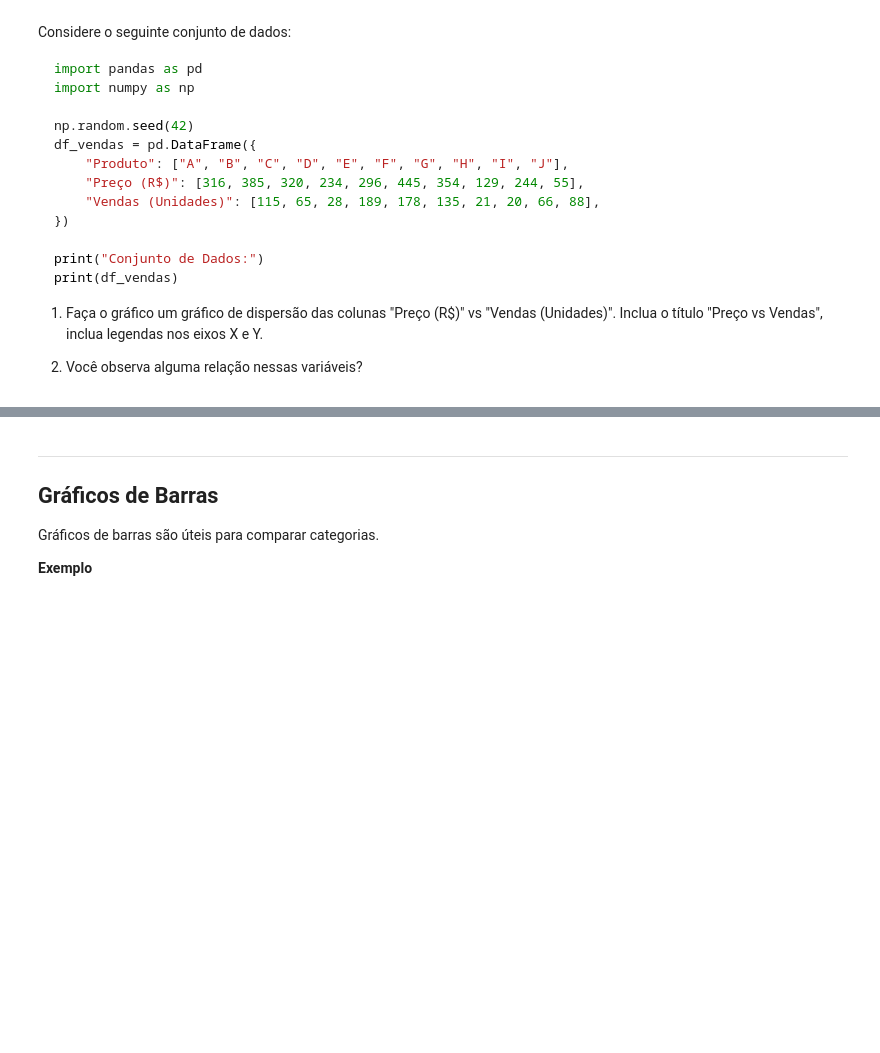
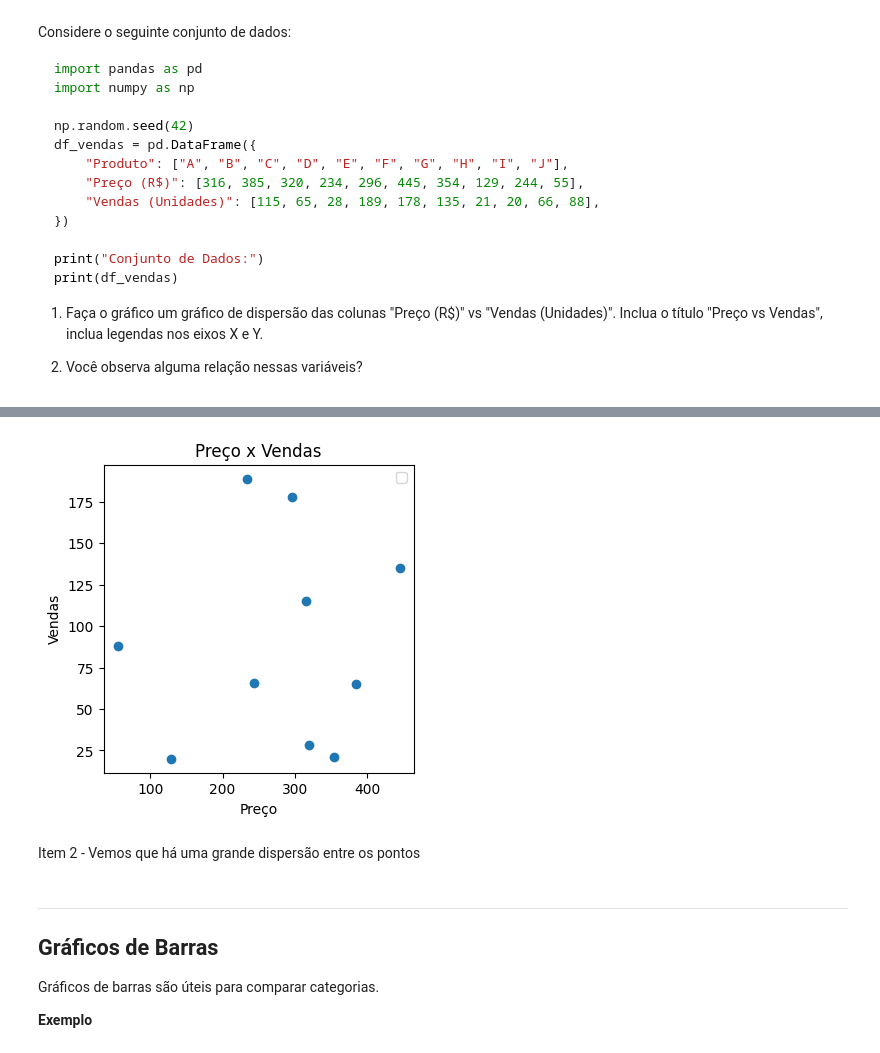
Before and after one commit to py241035332/CEE2, a Jupyter notebook: aulas.ipynb, the cells around one changed output, grey strips where cells are left out. Cells and saved outputs as stored; diff of their text form; code cells hidden in the pictures; blank space fills up the shorter version.

```diff
--- a/aulas.ipynb
+++ b/aulas.ipynb
@@ -4052,15 +4052,17 @@ print(df_vendas)
 
 2. Você observa alguma relação nessas variáveis?
 # %%
-mport pandas as pd
+import pandas as pd
 import numpy as np
 
 np.random.seed(42)
-df_vendas = pd.DataFrame({
-"Produto": ["A","B","C","D","E","F","G","H","I","J"],
-"Preço (R$)": [316,385,320,234,296,445,354,129,244,55],
-66]
-})
+df_vendas = pd.DataFrame(
+        {
+        "Produto": ["A","B","C","D","E","F","G","H","I","J"],
+        "Preço_R$": [316,385,320,234,296,445,354,129,244,55],
+        "Vendas_Unid": [115,65,28,189,178,135,21,20,66,88]
+        }
+        )
 
 print("Conjunto de Dados:")
 print(df_vendas)
@@ -4068,0 +4082,10 @@ SyntaxError: closing parenthesis ']' does not match opening parenthesis '{' on l
+# %%
+plt.figure(figsize=(4,4))
+plt.scatter(df_vendas["Preço_R$"],
+            df_vendas['Vendas_Unid'])
+plt.title('Preço x Vendas')
+plt.xlabel('Preço')
+plt.ylabel('Vendas')
+plt.legend()
+plt.show()
+# %% [output]
@@ -4069,3 +4093,6 @@ SyntaxError: closing parenthesis ']' does not match opening parenthesis '{' on l
+[figure, added]
+# %% [markdown]
+Item 2 - Vemos que há uma grande dispersão entre os pontos
 # %% [markdown]
 ---
 
```
Also changed, not shown: parts of 4 cells of this notebook.
